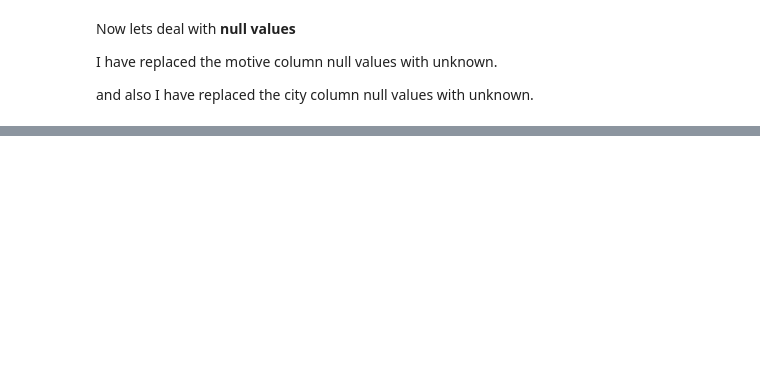
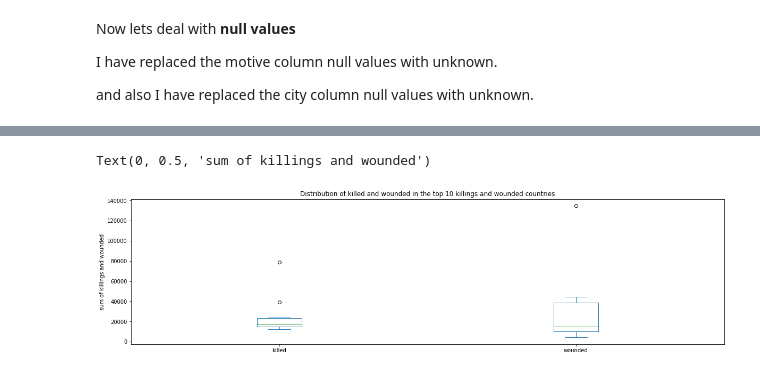
Before and after one commit to Shourya306/Global-Terrorism-EDA, a Jupyter notebook: Copy_of_Global_Terrorism_Analysis_Capstone_Project.ipynb, the cells around one changed output, grey strips where cells are left out. Cells and saved outputs as stored; diff of their text form; code cells hidden in the pictures; blank space fills up the shorter version.

```diff
--- a/Copy_of_Global_Terrorism_Analysis_Capstone_Project.ipynb
+++ b/Copy_of_Global_Terrorism_Analysis_Capstone_Project.ipynb
@@ -250,0 +274,7 @@ See the caveats in the documentation: https://pandas.pydata.org/pandas-docs/stab
+# %%
+top_killed_wounded_distribution.plot(kind = 'box')
+plt.title('Distribution of killed and wounded in the top 10 killings and wounded countries')
+plt.ylabel('sum of killings and wounded')
+# %% [output]
+Text(0, 0.5, 'sum of killings and wounded')
+[figure, added]
```
Also changed, not shown: parts of 49 cells of this notebook.
